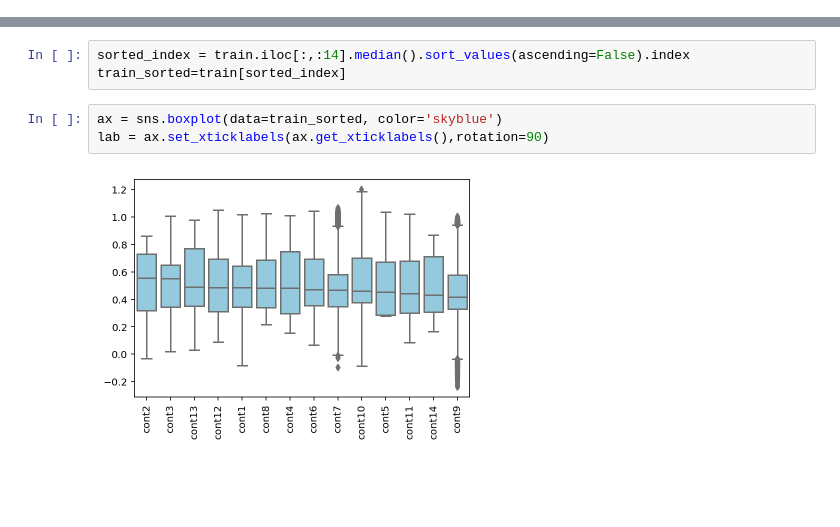
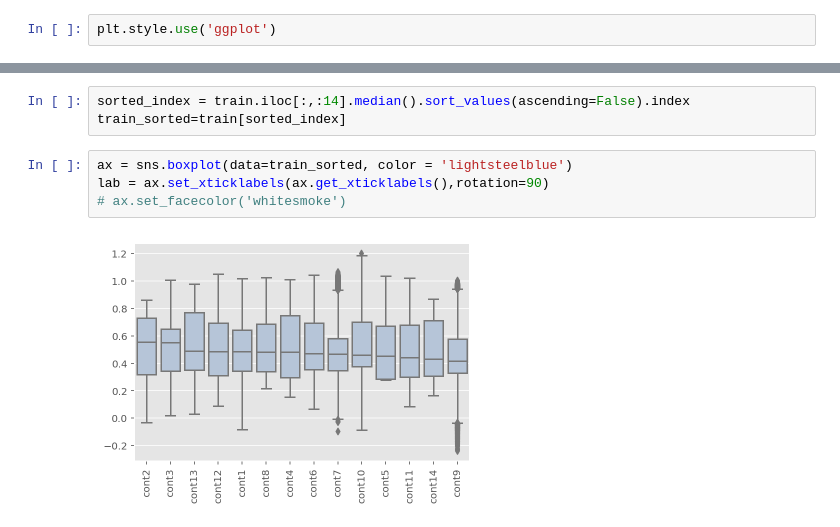
Before and after one commit to Lisstrange/Mini-examples, a Jupyter notebook: seaborn_viz.ipynb, the cells around one changed output, grey strips where cells are left out. Drawn from its saved outputs; the diff is of its cells as text; blank space fills up the shorter version.

```diff
--- a/seaborn_viz.ipynb
+++ b/seaborn_viz.ipynb
@@ -9,3 +47,5 @@ import matplotlib.pyplot as plt
+# %%
+plt.style.use('ggplot')
 # %%
 path='/Users/irak/Documents/py_viz/tabular-playground-series-jan-2021/'
 for dirname, _, filenames in os.walk(path):
@@ -95,7 +150,8 @@ lab5 = axes[2].set_title(train.columns[4], pad = -14.5)
 sorted_index = train.iloc[:,:14].median().sort_values(ascending=False).index
 train_sorted=train[sorted_index]
 # %%
-ax = sns.boxplot(data=train_sorted, color='skyblue')
+ax = sns.boxplot(data=train_sorted, color = 'lightsteelblue')
 lab = ax.set_xticklabels(ax.get_xticklabels(),rotation=90)
+# ax.set_facecolor('whitesmoke')
 # %% [output]
-[figure, old version]
+[figure, new version]
```
Also changed, not shown: parts of 10 cells of this notebook.
